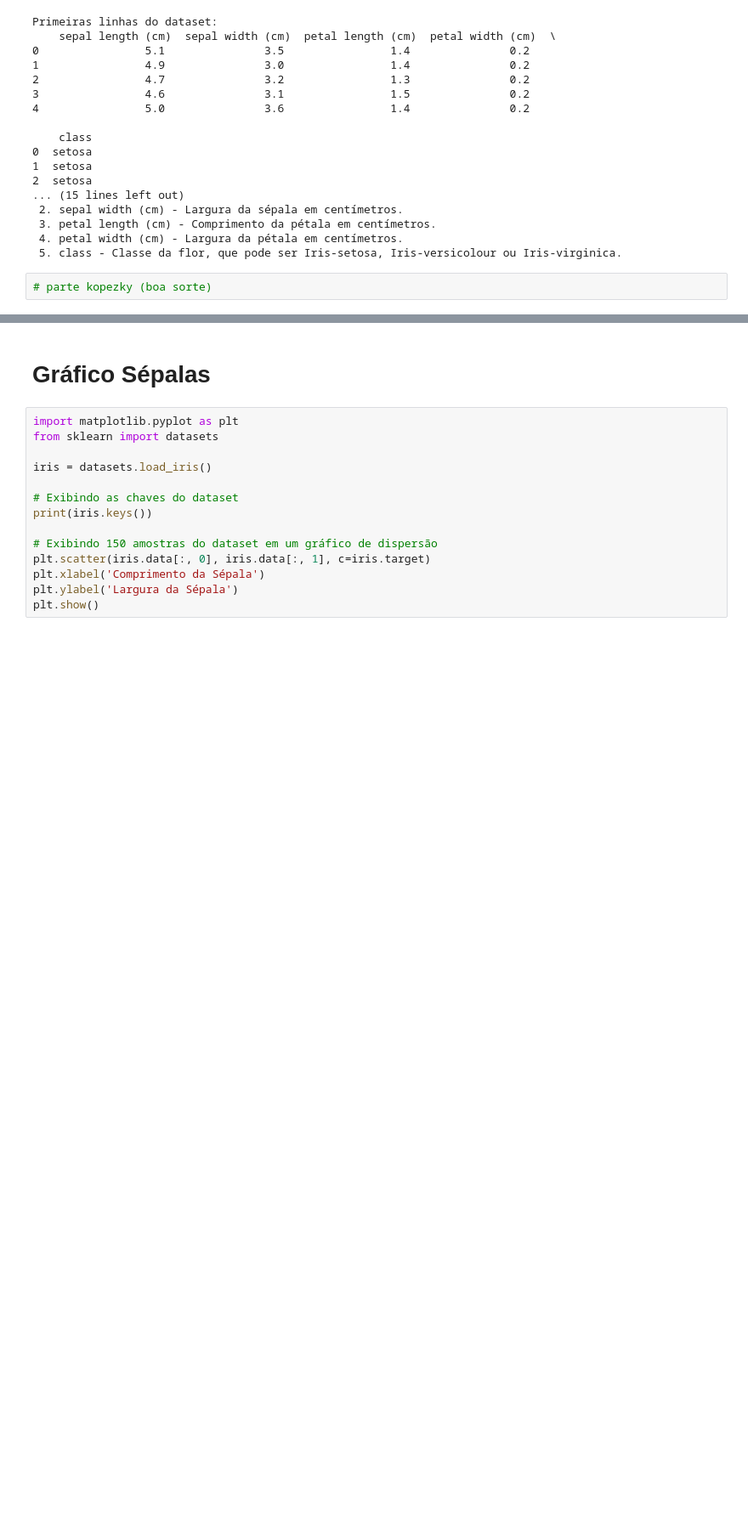
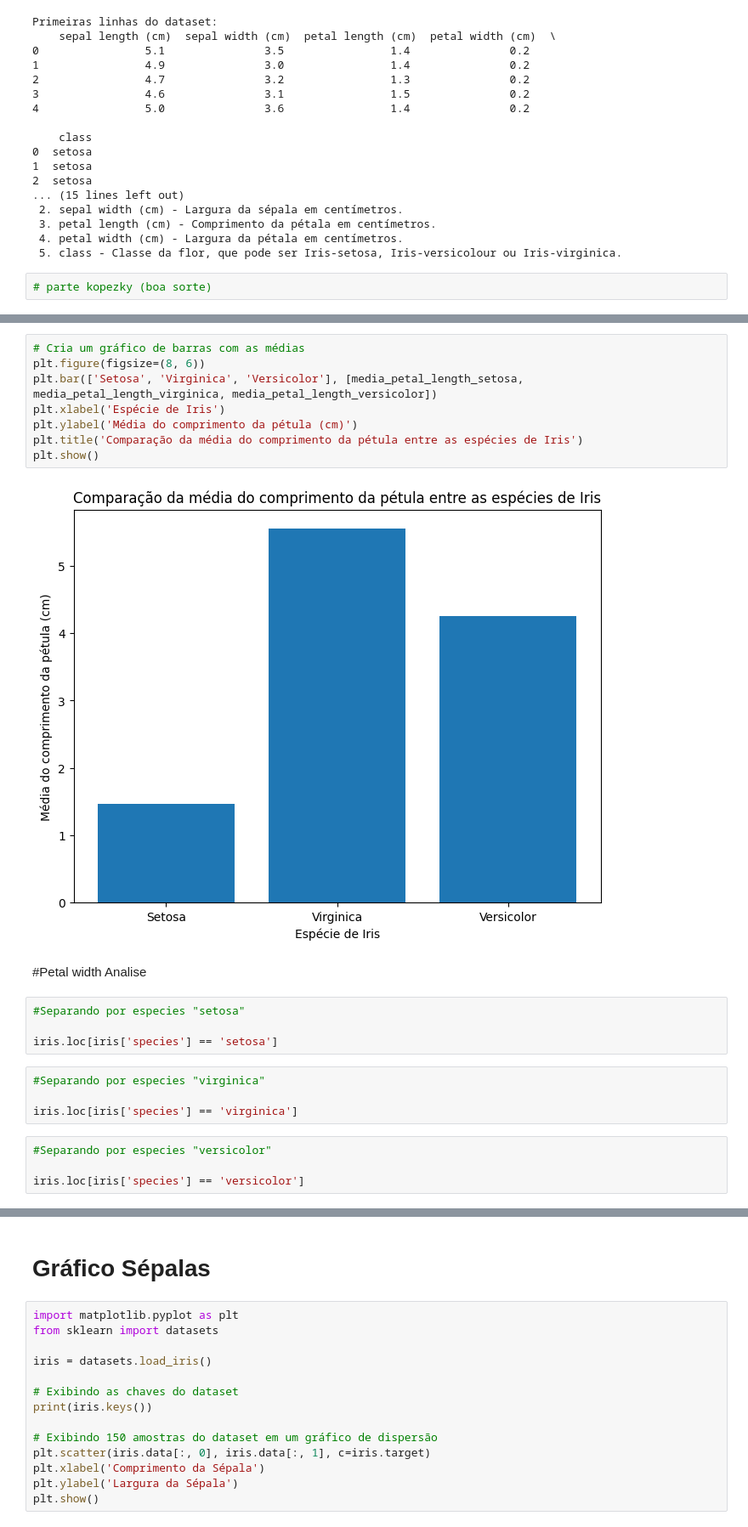
Before and after one commit to omaatheus/iris-data-analysis, a Jupyter notebook: TIADataset.ipynb, the cells around one changed output, grey strips where cells are left out. Shown: that part at 85% size. Saved outputs shown, nothing was run; the diff lists cells and outputs as text; blank space fills up the shorter version.

```diff
--- a/TIADataset.ipynb
+++ b/TIADataset.ipynb
@@ -67,0 +213,24 @@ Primeiras linhas do dataset:
+# %%
+# Cria um gráfico de barras com as médias
+plt.figure(figsize=(8, 6))
+plt.bar(['Setosa', 'Virginica', 'Versicolor'], [media_petal_length_setosa, media_petal_length_virginica, media_petal_length_versicolor])
+plt.xlabel('Espécie de Iris')
+plt.ylabel('Média do comprimento da pétula (cm)')
+plt.title('Comparação da média do comprimento da pétula entre as espécies de Iris')
+plt.show()
+# %% [output]
+[figure, added]
+# %% [markdown]
+#Petal width Analise
+# %%
+#Separando por especies "setosa"
+
+iris.loc[iris['species'] == 'setosa']
+# %%
+#Separando por especies "virginica"
+
+iris.loc[iris['species'] == 'virginica']
+# %%
+#Separando por especies "versicolor"
+
+iris.loc[iris['species'] == 'versicolor']
```
Also changed, not shown: parts of 29 cells of this notebook.
